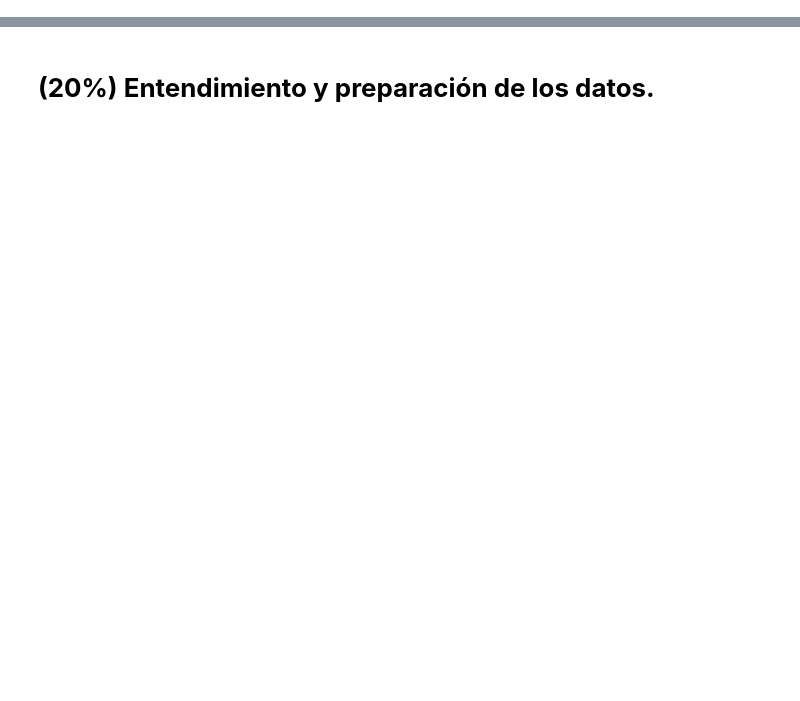
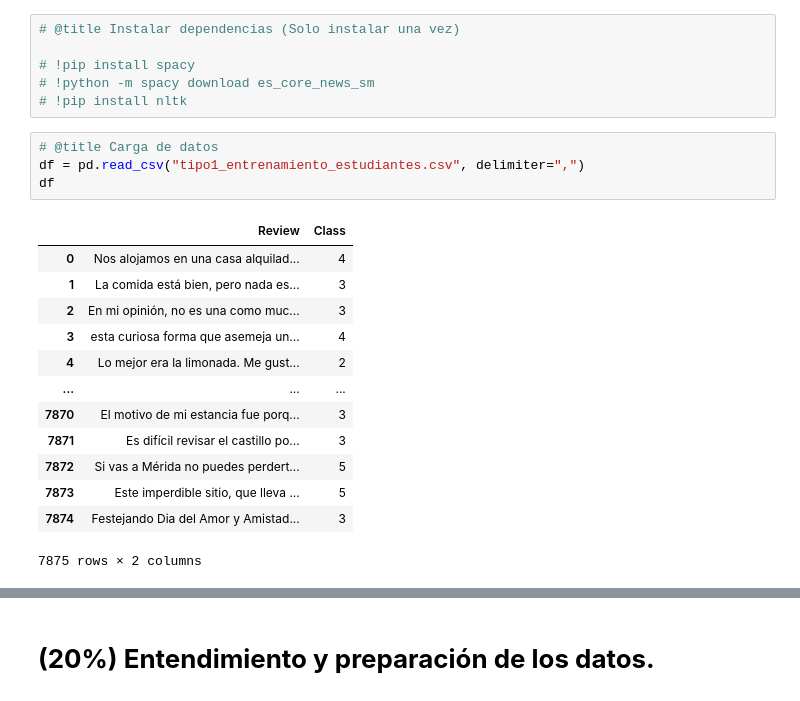
Before and after one commit to Feru34/Trabajos-BI, a Jupyter notebook: Proyecto_Analítica_de_textos.ipynb, the cells around one changed output, grey strips where cells are left out. Cells and saved outputs as stored; diff of their text form; blank space fills up the shorter version.

```diff
--- a/Proyecto_Analítica_de_textos.ipynb
+++ b/Proyecto_Analítica_de_textos.ipynb
@@ -28,0 +44,24 @@ acompañarán el desarrollo real de este proyecto.
+# %%
+# @title Instalar dependencias (Solo instalar una vez)
+
+# !pip install spacy
+# !python -m spacy download es_core_news_sm
+# !pip install nltk
+# %%
+# @title Carga de datos
+df = pd.read_csv("tipo1_entrenamiento_estudiantes.csv", delimiter=",")
+df
+# %% [output]
+|  | Review | Class |
+| 0 | Nos alojamos en una casa alquilad... | 4 |
+| 1 | La comida está bien, pero nada es... | 3 |
+| 2 | En mi opinión, no es una como muc... | 3 |
+| 3 | esta curiosa forma que asemeja un... | 4 |
+| 4 | Lo mejor era la limonada. Me gust... | 2 |
+| ... | ... | ... |
+| 7870 | El motivo de mi estancia fue porq... | 3 |
+| 7871 | Es difícil revisar el castillo po... | 3 |
+| 7872 | Si vas a Mérida no puedes perdert... | 5 |
+| 7873 | Este imperdible sitio, que lleva ... | 5 |
+| 7874 | Festejando Dia del Amor y Amistad... | 3 |
+7875 rows × 2 columns
```
Also changed, not shown: parts of 11 cells of this notebook.
